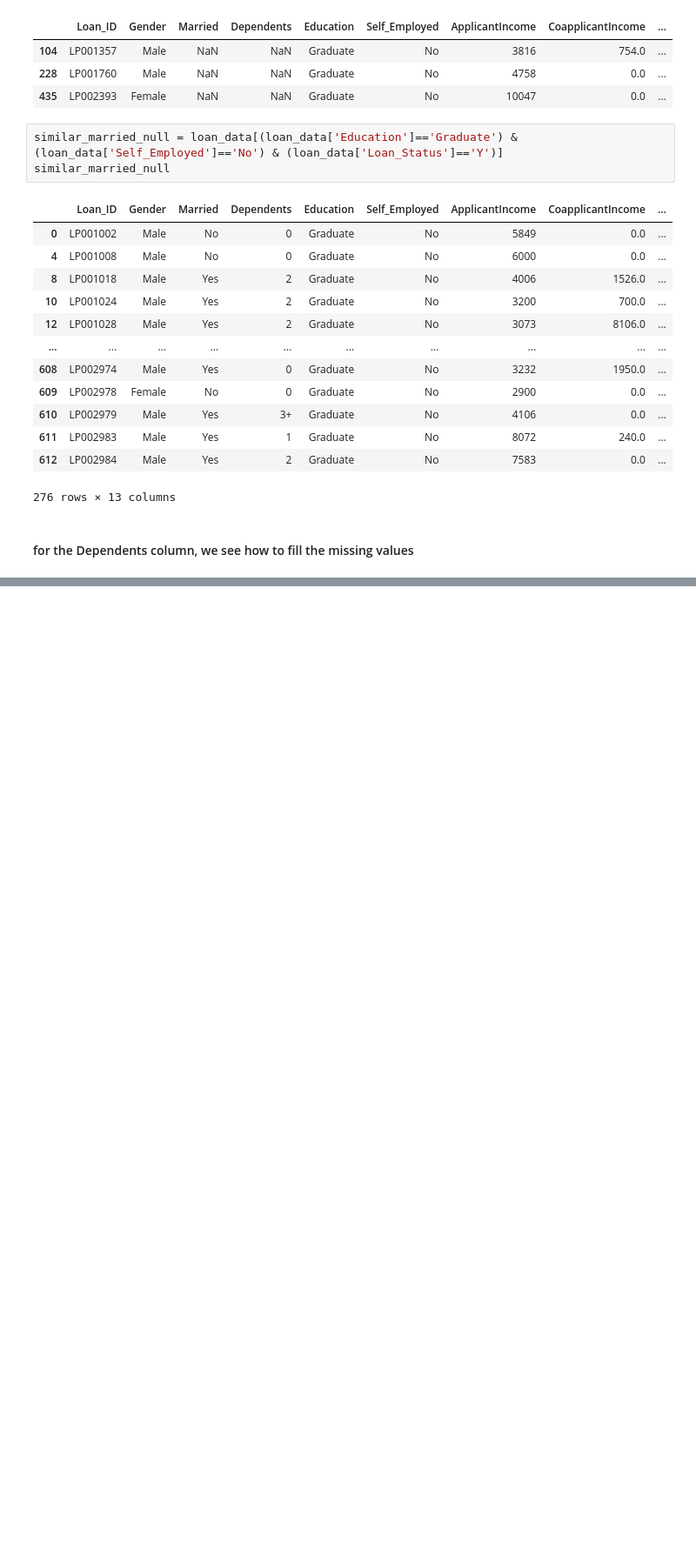
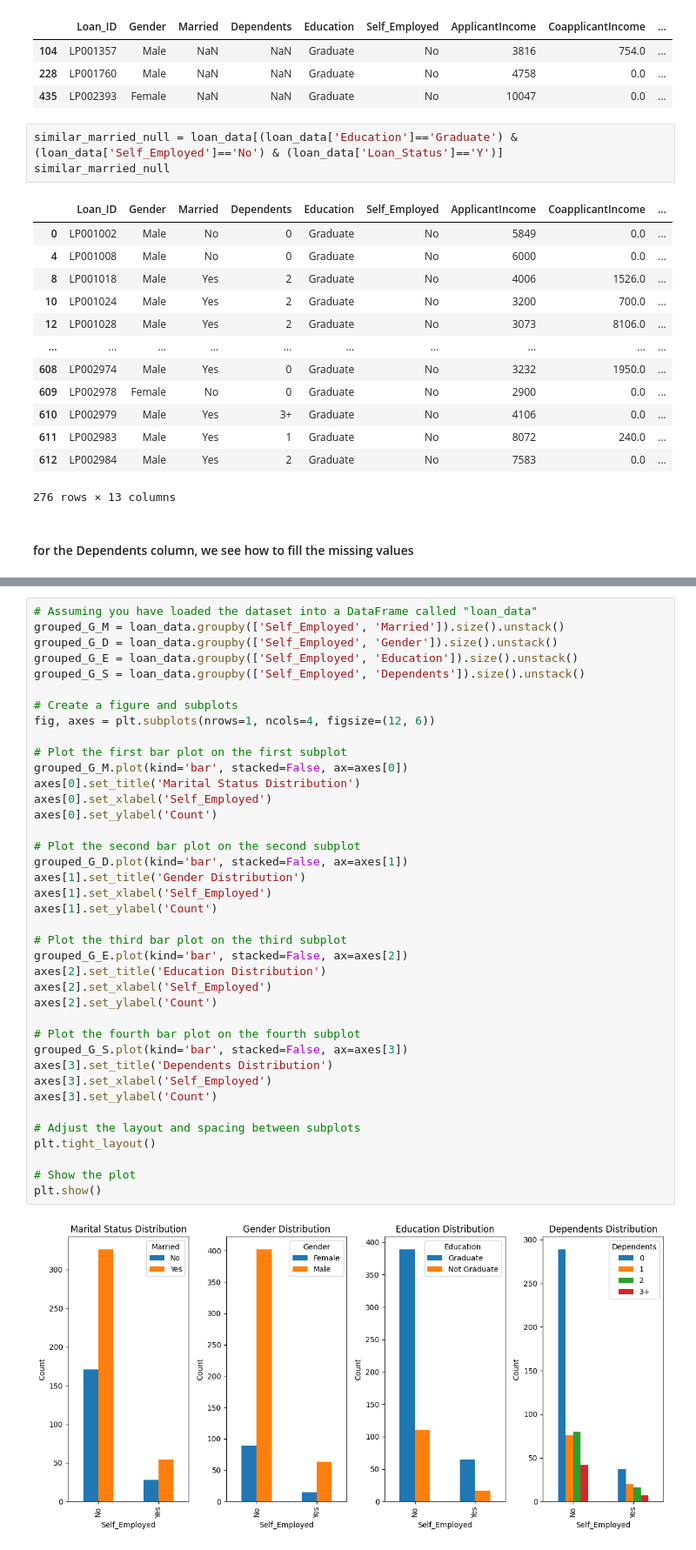
Before and after one commit to ziadasal/Loan-Prediction, a Jupyter notebook: Loan_Prediction.ipynb, the cells around one changed output, grey strips where cells are left out. Shown at 87% size. Cells and saved outputs as stored; diff of their text form; blank space fills up the shorter version.

```diff
--- a/Loan_Prediction.ipynb
+++ b/Loan_Prediction.ipynb
@@ -203,0 +219,41 @@ plt.show()
+# %%
+# Assuming you have loaded the dataset into a DataFrame called "loan_data"
+grouped_G_M = loan_data.groupby(['Self_Employed', 'Married']).size().unstack()
+grouped_G_D = loan_data.groupby(['Self_Employed', 'Gender']).size().unstack()
+grouped_G_E = loan_data.groupby(['Self_Employed', 'Education']).size().unstack()
+grouped_G_S = loan_data.groupby(['Self_Employed', 'Dependents']).size().unstack()
+
+# Create a figure and subplots
+fig, axes = plt.subplots(nrows=1, ncols=4, figsize=(12, 6))
+
+# Plot the first bar plot on the first subplot
+grouped_G_M.plot(kind='bar', stacked=False, ax=axes[0])
+axes[0].set_title('Marital Status Distribution')
+axes[0].set_xlabel('Self_Employed')
+axes[0].set_ylabel('Count')
+
+# Plot the second bar plot on the second subplot
+grouped_G_D.plot(kind='bar', stacked=False, ax=axes[1])
+axes[1].set_title('Gender Distribution')
+axes[1].set_xlabel('Self_Employed')
+axes[1].set_ylabel('Count')
+
+# Plot the third bar plot on the third subplot
+grouped_G_E.plot(kind='bar', stacked=False, ax=axes[2])
+axes[2].set_title('Education Distribution')
+axes[2].set_xlabel('Self_Employed')
+axes[2].set_ylabel('Count')
+
+# Plot the fourth bar plot on the fourth subplot
+grouped_G_S.plot(kind='bar', stacked=False, ax=axes[3])
+axes[3].set_title('Dependents Distribution')
+axes[3].set_xlabel('Self_Employed')
+axes[3].set_ylabel('Count')
+
+# Adjust the layout and spacing between subplots
+plt.tight_layout()
+
+# Show the plot
+plt.show()
+# %% [output]
+[figure, added]
```
Also changed, not shown: parts of 36 cells of this notebook, 1 other file.
